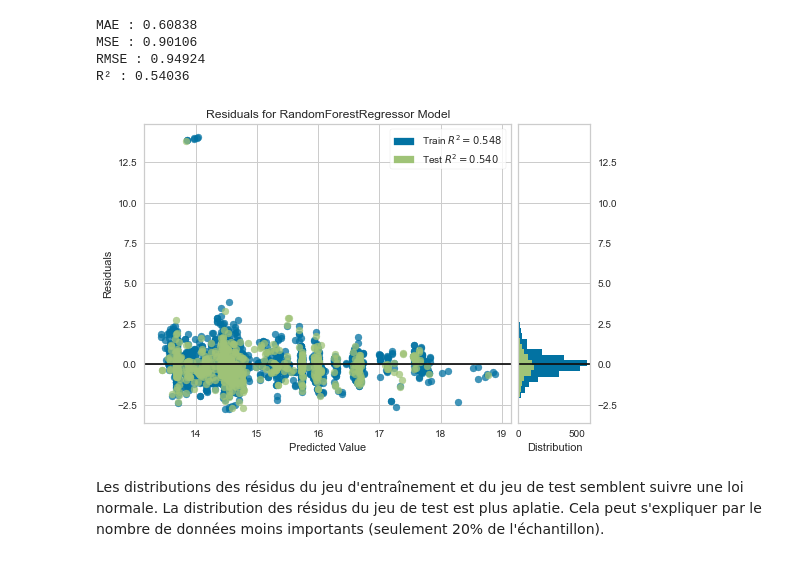
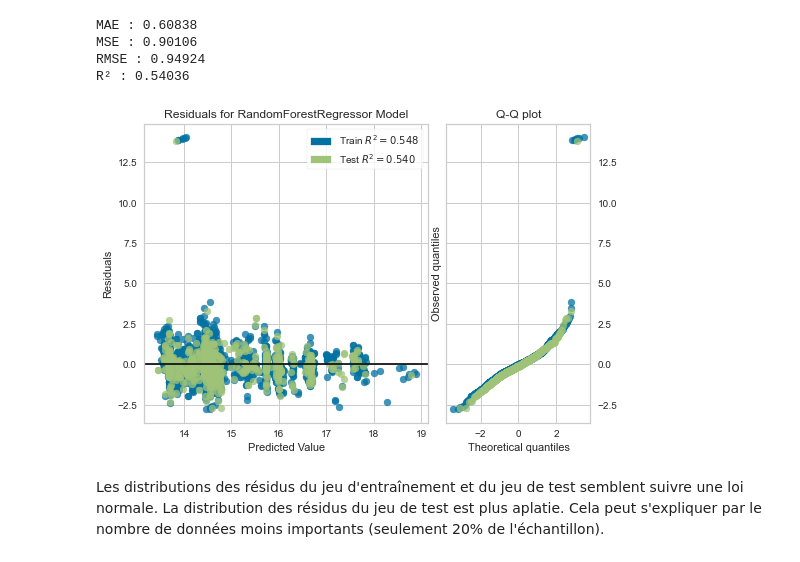
Before and after one commit to Sylvariane/Anticipez_les_besoins_en_electricite, a Jupyter notebook: Pélec_02_code.ipynb, the cells around one changed output. Saved outputs shown, nothing was run; the diff lists cells and outputs as text; code cells hidden in the pictures.

```diff
--- a/Pélec_02_code.ipynb
+++ b/Pélec_02_code.ipynb
@@ -328,12 +359,12 @@ MSE : 0.90106
 RMSE : 0.94924
 R² : 0.54036
 # %%
-visualizer = ResidualsPlot(final_model_energy)
+visualizer = ResidualsPlot(final_model_energy, hist=False, qqplot=True)
 visualizer.fit(X_train, y_train.reshape(2624,))
 visualizer.score(X_test, y_test.reshape(657,))
 visualizer.show();
 # %% [output]
-[figure, old version]
+[figure, new version]
 # %% [markdown]
 Les distributions des résidus du jeu d'entraînement et du jeu de test semblent suivre une loi normale. La distribution des résidus du jeu de test est plus aplatie. Cela peut s'expliquer par le nombre de données moins importants (seulement 20% de l'échantillon).
 # %%
```
Also changed, not shown: parts of 10 cells of this notebook, 1 other file.
